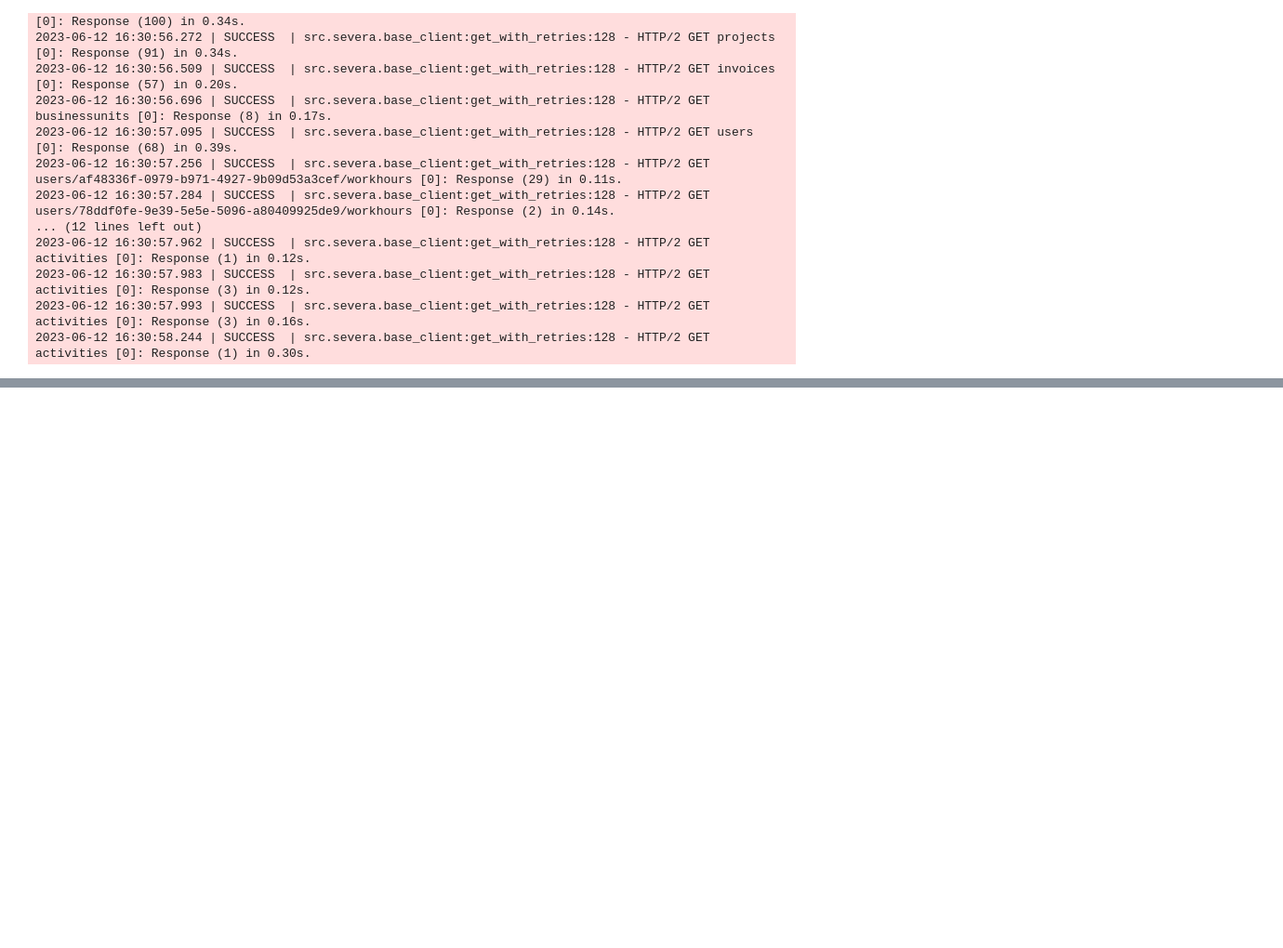
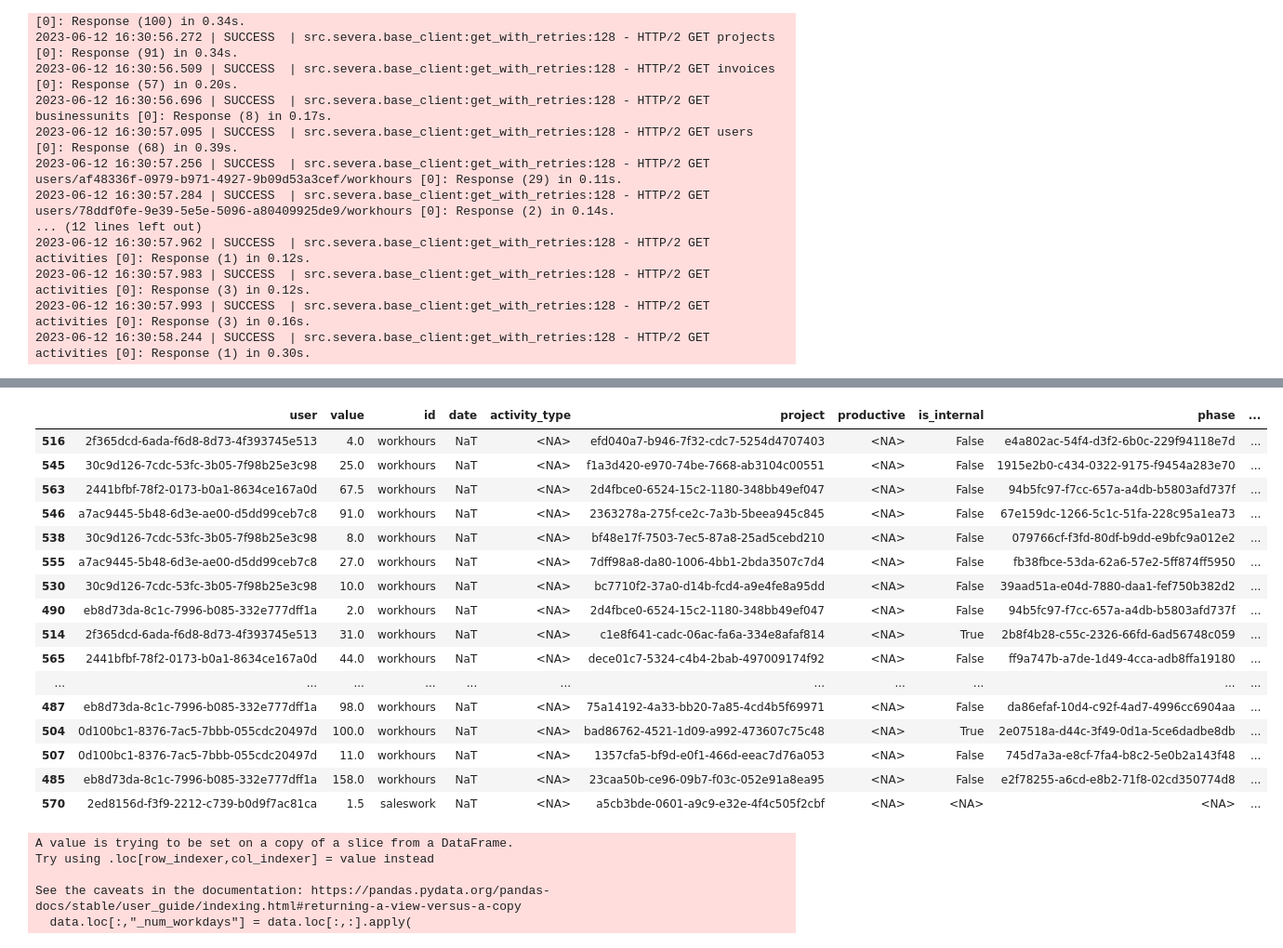
Before and after one commit to vreima/tie-dashboard, a Jupyter notebook: testing-notebook.ipynb, the cells around one changed output, grey strips where cells are left out. Shown at 93% size. Drawn from its saved outputs; the diff is of its cells as text; code cells hidden in the pictures; blank space fills up the shorter version.

```diff
--- a/testing-notebook.ipynb
+++ b/testing-notebook.ipynb
@@ -72,6 +60,13 @@ total
 t = arrow.utcnow()
 span = DateRange(t.shift(days=-30), t.shift(days=30))
 
+span_past, span_future = span.cut(arrow.utcnow())
+
 async with src.severa.client.Client() as f:
-    hours = await f.fetch_hours(DateRange(0))
+    absences = await f.fetch_absences(span)
+    maxes = await f.fetch_maximums()
+    hours = await f.fetch_hours(span)
+    r_workhours = await f.fetch_realized_workhours(span_past)
+    f_workhours = await f.fetch_forecasted_workhours(span_future)
+    f_saleshours = await f.fetch_forecasted_saleshours(span_future)
 # %% [output]
@@ -108,0 +118,3 @@ hours
+# %%
+x = src.severa.process.unravel_maximum(hours)
+hours[hours.id == "maximum"]
@@ -108,0 +176,43 @@ hours
+# %%
+import random
+
+dat = pd.DataFrame({"id": list("AAABBB"), "value": [10,8,3,7,1,1], "start_date": pd.Timestamp("2023-06-01"), "end_date": pd.Timestamp("2023-06-08")})
+dat.loc[1, "start_date"] = pd.Timestamp("2023-05-28")
+dat.loc[2, "end_date"] = pd.Timestamp("2023-06-9")
+
+dat['date'] = dat.apply(lambda x: pd.date_range(start=x['start_date'], end=x['end_date']), axis=1)
+dat['_num_workdays'] = dat.apply(lambda x: Finland().get_working_days_delta(x['start_date'].date(), x['end_date'].date()), axis=1)
+
+dat = dat.explode('date').reset_index(drop=True)
+dat["_is_workday"] = dat.date.map(Finland().is_working_day).map(int)
+dat
+
+hours[hours.date.isna()].sample(20)
+# %% [output]
+|  | user | value | id | date | activity_type | project | productive | is_internal | phase | ... |
+| 516 | 2f365dcd-6ada-f6d8-8d73-4f393745e513 | 4.0 | workhours | NaT | <NA> | efd040a7-b946-7f32-cdc7-5254d4707403 | <NA> | False | e4a802ac-54f4-d3f2-6b0c-229f94118e7d | ... |
+| 545 | 30c9d126-7cdc-53fc-3b05-7f98b25e3c98 | 25.0 | workhours | NaT | <NA> | f1a3d420-e970-74be-7668-ab3104c00551 | <NA> | False | 1915e2b0-c434-0322-9175-f9454a283e70 | ... |
+| 563 | 2441bfbf-78f2-0173-b0a1-8634ce167a0d | 67.5 | workhours | NaT | <NA> | 2d4fbce0-6524-15c2-1180-348bb49ef047 | <NA> | False | 94b5fc97-f7cc-657a-a4db-b5803afd737f | ... |
+| 546 | a7ac9445-5b48-6d3e-ae00-d5dd99ceb7c8 | 91.0 | workhours | NaT | <NA> | 2363278a-275f-ce2c-7a3b-5beea945c845 | <NA> | False | 67e159dc-1266-5c1c-51fa-228c95a1ea73 | ... |
+| 538 | 30c9d126-7cdc-53fc-3b05-7f98b25e3c98 | 8.0 | workhours | NaT | <NA> | bf48e17f-7503-7ec5-87a8-25ad5cebd210 | <NA> | False | 079766cf-f3fd-80df-b9dd-e9bfc9a012e2 | ... |
+| 555 | a7ac9445-5b48-6d3e-ae00-d5dd99ceb7c8 | 27.0 | workhours | NaT | <NA> | 7dff98a8-da80-1006-4bb1-2bda3507c7d4 | <NA> | False | fb38fbce-53da-62a6-57e2-5ff874ff5950 | ... |
+| 530 | 30c9d126-7cdc-53fc-3b05-7f98b25e3c98 | 10.0 | workhours | NaT | <NA> | bc7710f2-37a0-d14b-fcd4-a9e4fe8a95dd | <NA> | False | 39aad51a-e04d-7880-daa1-fef750b382d2 | ... |
+| 490 | eb8d73da-8c1c-7996-b085-332e777dff1a | 2.0 | workhours | NaT | <NA> | 2d4fbce0-6524-15c2-1180-348bb49ef047 | <NA> | False | 94b5fc97-f7cc-657a-a4db-b5803afd737f | ... |
+| 514 | 2f365dcd-6ada-f6d8-8d73-4f393745e513 | 31.0 | workhours | NaT | <NA> | c1e8f641-cadc-06ac-fa6a-334e8afaf814 | <NA> | True | 2b8f4b28-c55c-2326-66fd-6ad56748c059 | ... |
+| 565 | 2441bfbf-78f2-0173-b0a1-8634ce167a0d | 44.0 | workhours | NaT | <NA> | dece01c7-5324-c4b4-2bab-497009174f92 | <NA> | False | ff9a747b-a7de-1d49-4cca-adb8ffa19180 | ... |
+| ... | ... | ... | ... | ... | ... | ... | ... | ... | ... | ... |
+| 487 | eb8d73da-8c1c-7996-b085-332e777dff1a | 98.0 | workhours | NaT | <NA> | 75a14192-4a33-bb20-7a85-4cd4b5f69971 | <NA> | False | da86efaf-10d4-c92f-4ad7-4996cc6904aa | ... |
+| 504 | 0d100bc1-8376-7ac5-7bbb-055cdc20497d | 100.0 | workhours | NaT | <NA> | bad86762-4521-1d09-a992-473607c75c48 | <NA> | True | 2e07518a-d44c-3f49-0d1a-5ce6dadbe8db | ... |
+| 507 | 0d100bc1-8376-7ac5-7bbb-055cdc20497d | 11.0 | workhours | NaT | <NA> | 1357cfa5-bf9d-e0f1-466d-eeac7d76a053 | <NA> | False | 745d7a3a-e8cf-7fa4-b8c2-5e0b2a143f48 | ... |
+| 485 | eb8d73da-8c1c-7996-b085-332e777dff1a | 158.0 | workhours | NaT | <NA> | 23caa50b-ce96-09b7-f03c-052e91a8ea95 | <NA> | False | e2f78255-a6cd-e8b2-71f8-02cd350774d8 | ... |
+| 570 | 2ed8156d-f3f9-2212-c739-b0d9f7ac81ca | 1.5 | saleswork | NaT | <NA> | a5cb3bde-0601-a9c9-e32e-4f4c505f2cbf | <NA> | <NA> | <NA> | ... |
+# %%
+
+
+y=src.severa.process.unravel(hours)
+# %% [output]
+A value is trying to be set on a copy of a slice from a DataFrame.
+Try using .loc[row_indexer,col_indexer] = value instead
+
+See the caveats in the documentation: https://pandas.pydata.org/pandas-docs/stable/user_guide/indexing.html#returning-a-view-versus-a-copy
+  data.loc[:,"_num_workdays"] = data.loc[:,:].apply(
```
Also changed, not shown: parts of 9 cells of this notebook, 3 other files.
